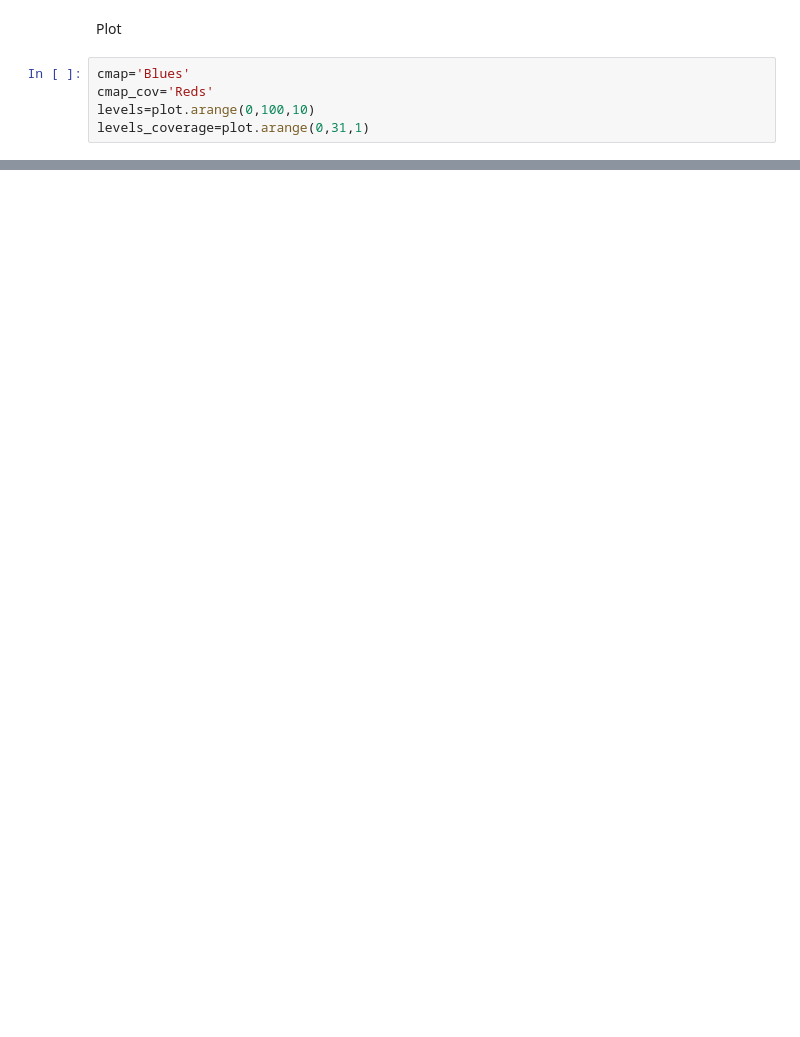
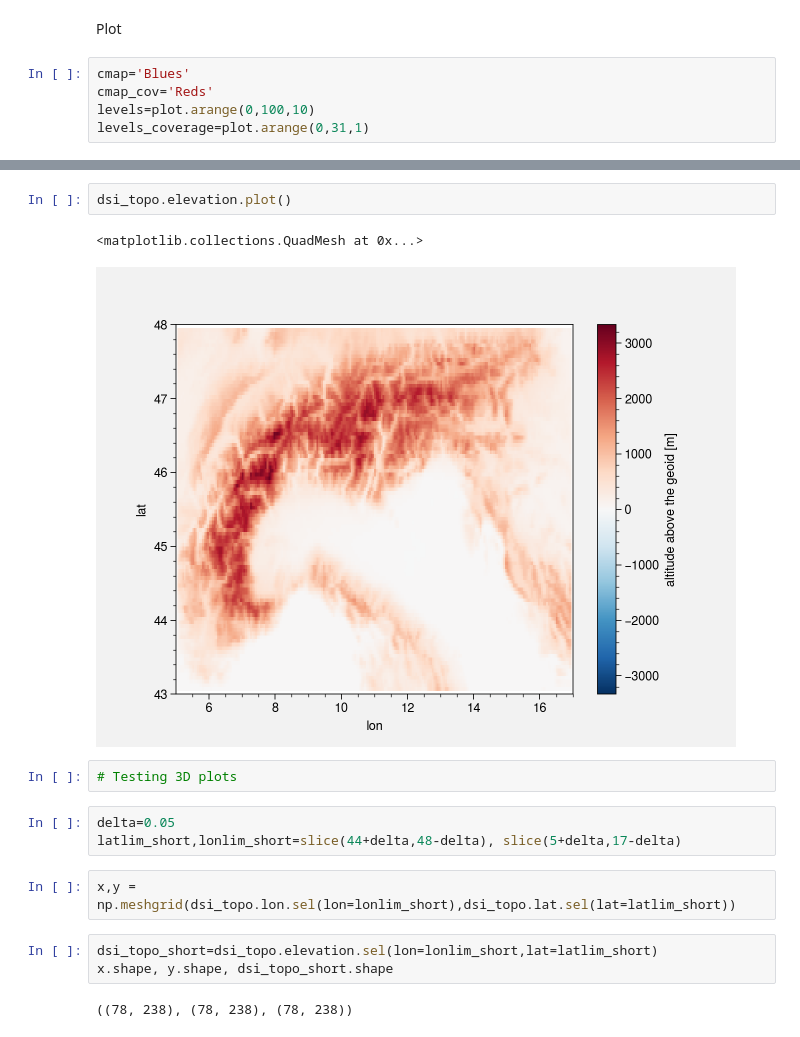
Before and after one commit to mmenegoz/Snow_cover_analysis, a Jupyter notebook: Snow_mountain_trends.ipynb, the cells around one changed output, grey strips where cells are left out. Cells and saved outputs as stored; diff of their text form; blank space fills up the shorter version.

```diff
--- a/Snow_mountain_trends.ipynb
+++ b/Snow_mountain_trends.ipynb
@@ -177,0 +172,17 @@ ValueError: shape mismatch: objects cannot be broadcast to a single shape
+# %%
+dsi_topo.elevation.plot()
+# %% [output]
+<matplotlib.collections.QuadMesh at 0x...>
+[figure, added]
+# %%
+# Testing 3D plots
+# %%
+delta=0.05
+latlim_short,lonlim_short=slice(44+delta,48-delta), slice(5+delta,17-delta)
+# %%
+x,y = np.meshgrid(dsi_topo.lon.sel(lon=lonlim_short),dsi_topo.lat.sel(lat=latlim_short))
+# %%
+dsi_topo_short=dsi_topo.elevation.sel(lon=lonlim_short,lat=latlim_short)
+x.shape, y.shape, dsi_topo_short.shape
+# %% [output]
+((78, 238), (78, 238), (78, 238))
```
Also changed, not shown: parts of 38 cells of this notebook.
